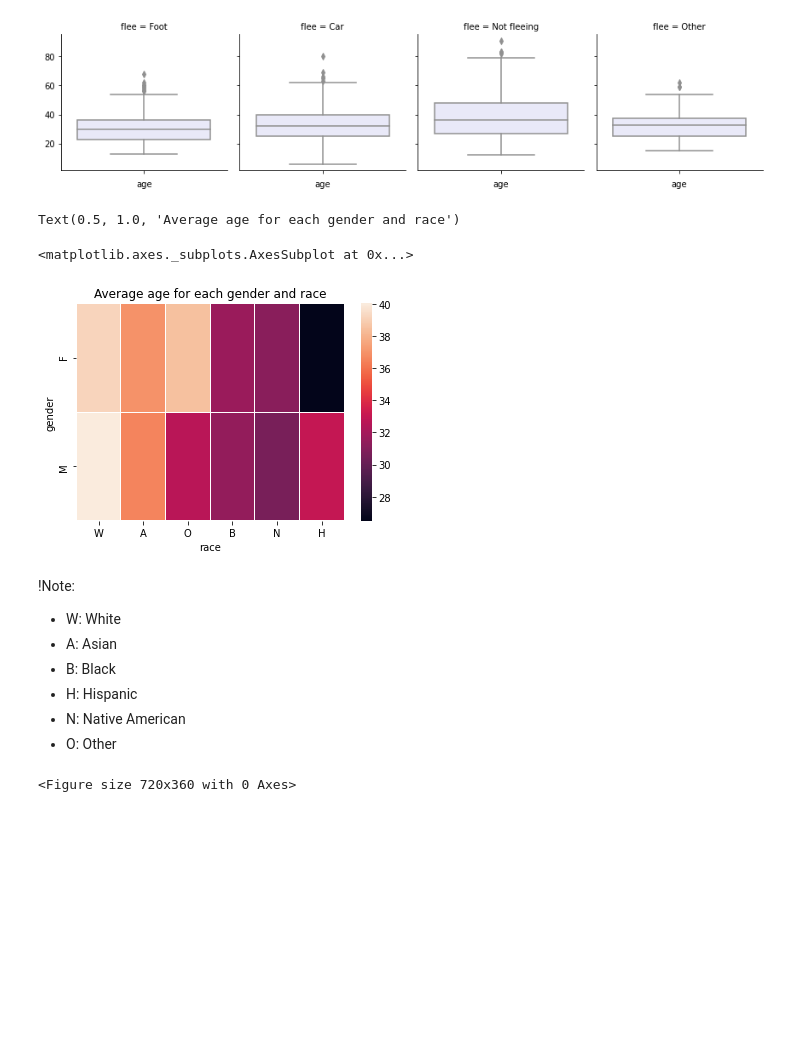
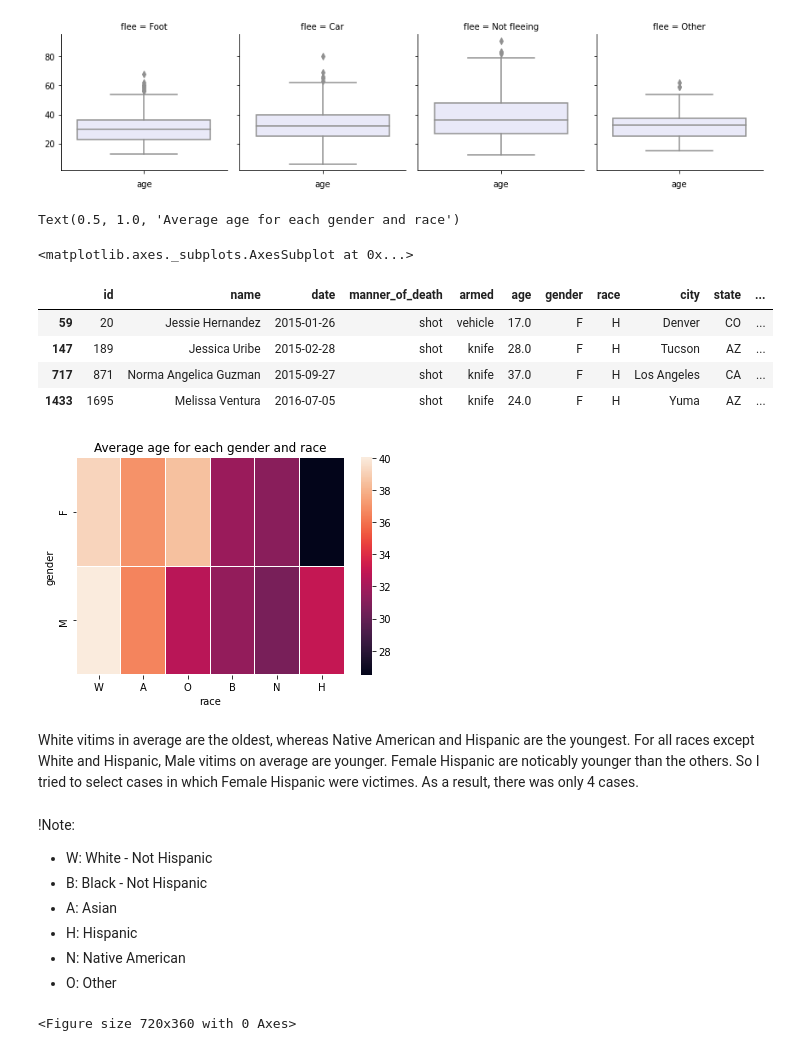
Before and after one commit to UToledo-DataScience/Fatal-Police-Shootings-in-the-US, a Jupyter notebook: EDA/EDA.ipynb, the cells around one changed output. Drawn from its saved outputs; the diff is of its cells as text; code cells hidden in the pictures; blank space fills up the shorter version.

```diff
--- a/EDA/EDA.ipynb
+++ b/EDA/EDA.ipynb
@@ -11,7 +11,7 @@ median_household_income = pd.read_csv('/content/drive/My Drive/data/cleaned-data
 over_25_completed_hs = pd.read_csv('/content/drive/My Drive/data/cleaned-data/cleaned-PercentOver25CompletedHighSchool.csv', encoding="windows-1252")
 people_below_poverty = pd.read_csv('/content/drive/My Drive/data/cleaned-data/cleaned-PercentagePeopleBelowPoverty.csv', encoding="windows-1252")
 race_by_city = pd.read_csv('/content/drive/My Drive/data/cleaned-data/cleaned-ShareRaceByCity.csv', encoding="windows-1252")
-police_killing_US = pd.read_csv('/content/drive/My Drive/data/cleaned-data/cleaned-PoliceKillingsUS.csv', encoding="windows-1252")
+fatal_police_shooting_us = pd.read_csv('/content/drive/My Drive/data/cleaned-data/cleaned-PoliceKillingsUS.csv', encoding="windows-1252")
 demographic = pd.read_csv('/content/drive/My Drive/data/cleaned-data/demographic.csv', encoding="windows-1252")
 combined = pd.read_csv('/content/drive/My Drive/data/cleaned-data/combined.csv', encoding="windows-1252")
 police_killing_us = pd.read_csv('/content/drive/My Drive/data/cleaned-data/police_killing_us.csv', encoding="windows-1252")
@@ -133,20 +122,30 @@ grid.map(sns.boxplot, 'age', orient='vertical', color='lavender')
 <seaborn.axisgrid.FacetGrid at 0x...>
 [figure]
 # %%
-a=pd.pivot_table(data=police_killing_us, values='age', index='gender', columns='race')
+a=pd.pivot_table(data=fatal_police_shooting_us, values='age', index='gender', columns='race')
 a=a.reindex(columns=['W','A','O','B','N','H'])
 plt.title('Average age for each gender and race')
 sns.heatmap(a, mask=a.isnull(), linewidth=0.01, linecolor='white')
+fatal_police_shooting_us[(fatal_police_shooting_us['gender']=='F') & (fatal_police_shooting_us['race']=='H')]
 # %% [output]
 Text(0.5, 1.0, 'Average age for each gender and race')
 <matplotlib.axes._subplots.AxesSubplot at 0x...>
+|  | id | name | date | manner_of_death | armed | age | gender | race | city | state | ... |
+| 59 | 20 | Jessie Hernandez | 2015-01-26 | shot | vehicle | 17.0 | F | H | Denver | CO | ... |
+| 147 | 189 | Jessica Uribe | 2015-02-28 | shot | knife | 28.0 | F | H | Tucson | AZ | ... |
+| 717 | 871 | Norma Angelica Guzman | 2015-09-27 | shot | knife | 37.0 | F | H | Los Angeles | CA | ... |
+| 1433 | 1695 | Melissa Ventura | 2016-07-05 | shot | knife | 24.0 | F | H | Yuma | AZ | ... |
 [figure]
+# %% [markdown]
+White vitims in average are the oldest, whereas Native American and Hispanic are the youngest.
+For all races except White and Hispanic, Male vitims on average are younger.
+Female Hispanic are noticably younger than the others. So I tried to select cases in which Female Hispanic were victimes. As a result, there was only 4 cases.
 # %% [markdown]
 !Note:
 
-*   W: White
+*   W: White - Not Hispanic
+*   B: Black - Not Hispanic
 *   A: Asian
-*   B: Black
 *   H: Hispanic
 *   N: Native American
 *   O: Other
```
Also changed, not shown: parts of 12 cells of this notebook.
